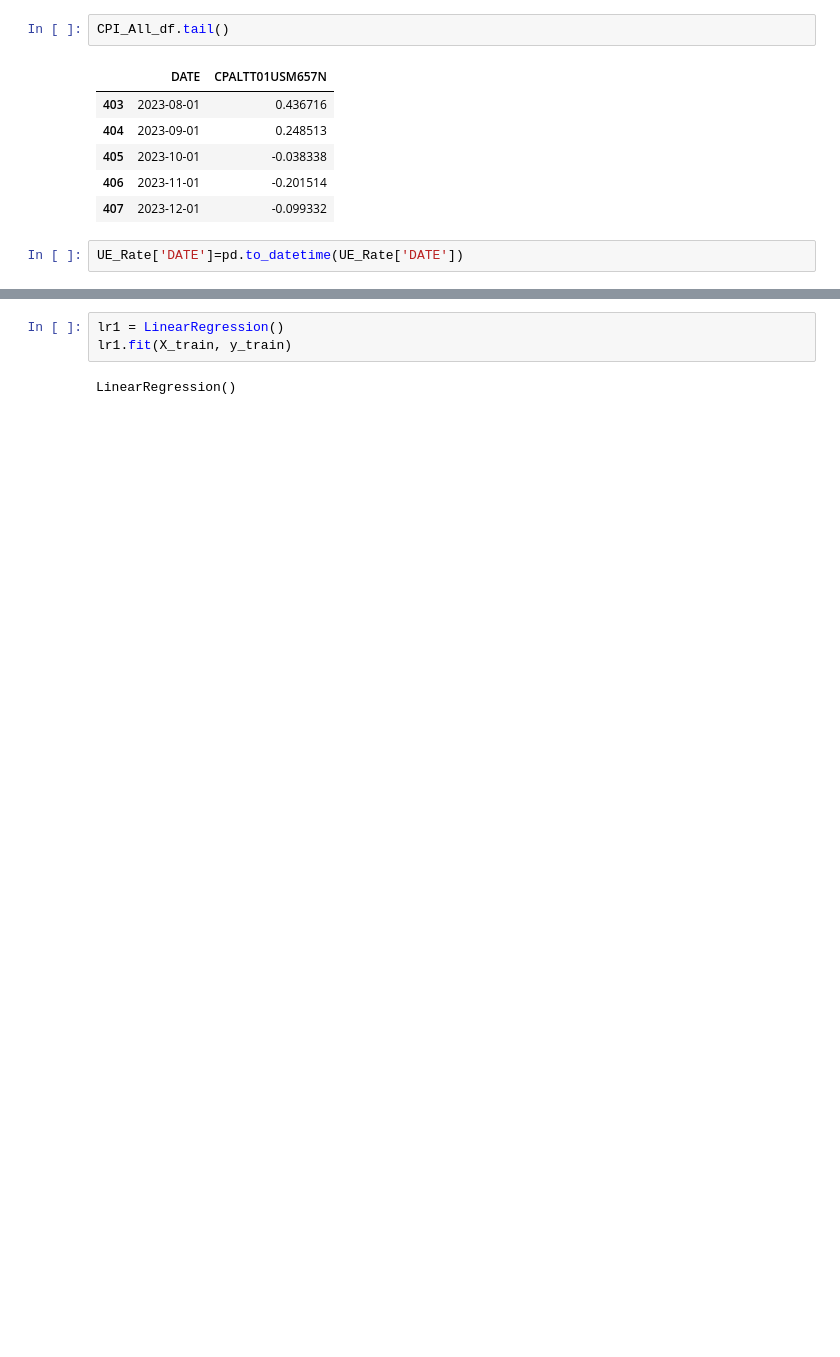
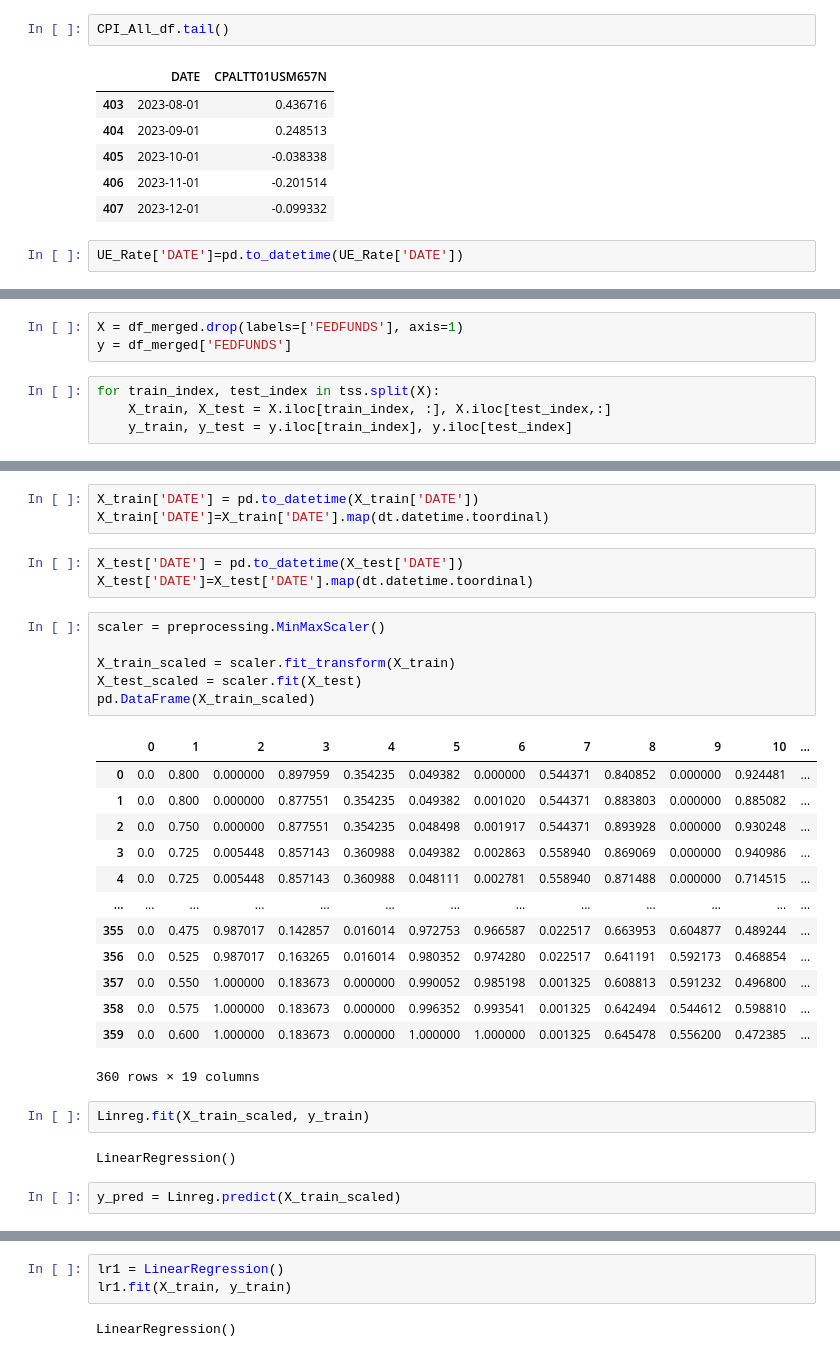
Before and after one commit to bpolke13/Fed_Funds_Predictor, a Jupyter notebook: Phase_5_Project.ipynb, the cells around one changed output, grey strips where cells are left out. Saved outputs shown, nothing was run; the diff lists cells and outputs as text; blank space fills up the shorter version.

```diff
--- a/Phase_5_Project.ipynb
+++ b/Phase_5_Project.ipynb
@@ -559,0 +256,7 @@ X_train, X_test, y_train, y_test = train_test_split(X_Train_df, y, test_size = 0
+# %%
+X = df_merged.drop(labels=['FEDFUNDS'], axis=1)
+y = df_merged['FEDFUNDS']
+# %%
+for train_index, test_index in tss.split(X):
+    X_train, X_test = X.iloc[train_index, :], X.iloc[test_index,:]
+    y_train, y_test = y.iloc[train_index], y.iloc[test_index]
@@ -559,0 +289,32 @@ X_train, X_test, y_train, y_test = train_test_split(X_Train_df, y, test_size = 0
+# %%
+X_train['DATE'] = pd.to_datetime(X_train['DATE'])
+X_train['DATE']=X_train['DATE'].map(dt.datetime.toordinal)
+# %%
+X_test['DATE'] = pd.to_datetime(X_test['DATE'])
+X_test['DATE']=X_test['DATE'].map(dt.datetime.toordinal)
+# %%
+scaler = preprocessing.MinMaxScaler()
+
+X_train_scaled = scaler.fit_transform(X_train)
+X_test_scaled = scaler.fit(X_test)
+pd.DataFrame(X_train_scaled)
+# %% [output]
+|  | 0 | 1 | 2 | 3 | 4 | 5 | 6 | 7 | 8 | 9 | 10 | ... |
+| 0 | 0.0 | 0.800 | 0.000000 | 0.897959 | 0.354235 | 0.049382 | 0.000000 | 0.544371 | 0.840852 | 0.000000 | 0.924481 | ... |
+| 1 | 0.0 | 0.800 | 0.000000 | 0.877551 | 0.354235 | 0.049382 | 0.001020 | 0.544371 | 0.883803 | 0.000000 | 0.885082 | ... |
+| 2 | 0.0 | 0.750 | 0.000000 | 0.877551 | 0.354235 | 0.048498 | 0.001917 | 0.544371 | 0.893928 | 0.000000 | 0.930248 | ... |
+| 3 | 0.0 | 0.725 | 0.005448 | 0.857143 | 0.360988 | 0.049382 | 0.002863 | 0.558940 | 0.869069 | 0.000000 | 0.940986 | ... |
+| 4 | 0.0 | 0.725 | 0.005448 | 0.857143 | 0.360988 | 0.048111 | 0.002781 | 0.558940 | 0.871488 | 0.000000 | 0.714515 | ... |
+| ... | ... | ... | ... | ... | ... | ... | ... | ... | ... | ... | ... | ... |
+| 355 | 0.0 | 0.475 | 0.987017 | 0.142857 | 0.016014 | 0.972753 | 0.966587 | 0.022517 | 0.663953 | 0.604877 | 0.489244 | ... |
+| 356 | 0.0 | 0.525 | 0.987017 | 0.163265 | 0.016014 | 0.980352 | 0.974280 | 0.022517 | 0.641191 | 0.592173 | 0.468854 | ... |
+| 357 | 0.0 | 0.550 | 1.000000 | 0.183673 | 0.000000 | 0.990052 | 0.985198 | 0.001325 | 0.608813 | 0.591232 | 0.496800 | ... |
+| 358 | 0.0 | 0.575 | 1.000000 | 0.183673 | 0.000000 | 0.996352 | 0.993541 | 0.001325 | 0.642494 | 0.544612 | 0.598810 | ... |
+| 359 | 0.0 | 0.600 | 1.000000 | 0.183673 | 0.000000 | 1.000000 | 1.000000 | 0.001325 | 0.645478 | 0.556200 | 0.472385 | ... |
+360 rows × 19 columns
+# %%
+Linreg.fit(X_train_scaled, y_train)
+# %% [output]
+LinearRegression()
+# %%
+y_pred = Linreg.predict(X_train_scaled)
```
Also changed, not shown: parts of 75 cells of this notebook.
